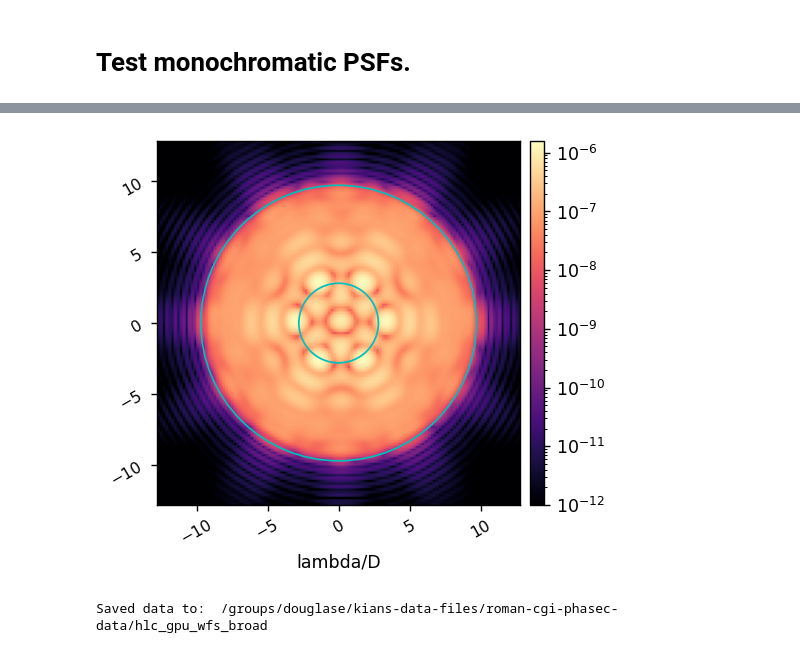
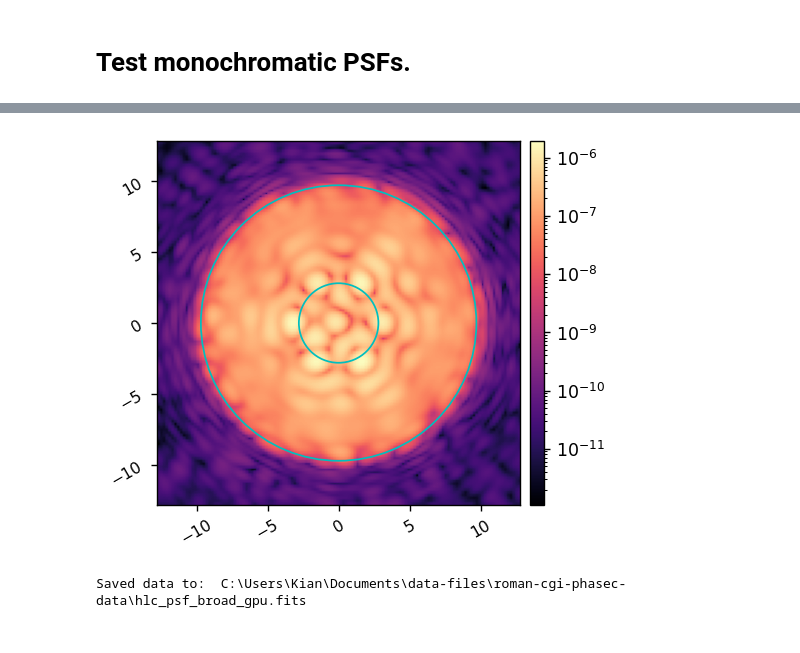
Before and after one commit to kian1377/cgi_phasec_poppy, a Jupyter notebook: example-notebooks/poppy_hlc_tests.ipynb, the cells around one changed output, grey strips where cells are left out. Drawn from its saved outputs; the diff is of its cells as text; code cells hidden in the pictures.

```diff
--- a/example-notebooks/poppy_hlc_tests.ipynb
+++ b/example-notebooks/poppy_hlc_tests.ipynb
@@ -120,5 +107,0 @@ wf = hlc_opds.calc_psf(quiet=True)
-# %%
-settings = hlc.copy_mode_settings(nlam)
-for i,sett in enumerate(settings):
-    sett.update({'wavelength':wavelengths[i]})
-settings
@@ -161,0 +112,9 @@ All PSFs calculated in 0.516s
+# %%
+kwargs = {'cgi_mode':'hlc',
+          'psf_pixelscale_lamD':pixelscale_lamD,
+          'npsf':128,
+          'use_pupil_defocus':True,
+          'use_opds':True}
+actors = []
+for i in range(nlam):
+    actors.append(ray.remote(cgi.CGI).options(num_gpus=1/3).remote(wavelength=wavelengths[i], **kwargs))
@@ -161,0 +123,16 @@ All PSFs calculated in 0.516s
+# %%
+pending_ims = []
+for i in range(len(actors)):
+    actors[i].set_dm1.remote(dm1_flat) # set the DM state for each actor in this loop
+    actors[i].set_dm2.remote(dm2_flat)
+    future_ims = actors[i].snap.remote()
+    pending_ims.append(future_ims)
+ims = ray.get(pending_ims)
+reload(misc)
+
+misc.imshow3(ims[0], ims[1], ims[2],
+             'PSF: $\lambda={:.2e}$'.format(wavelengths[0]),
+             'PSF: $\lambda={:.2e}$'.format(wavelengths[1]),
+             'PSF: $\lambda={:.2e}$'.format(wavelengths[2]),
+             pxscl=hlc.psf_pixelscale_lamD, xlabel='$\lambda/D$',
+             lognorm=True)
@@ -162,15 +158,15 @@ All PSFs calculated in 0.516s
 # %%
 psf_broad = 0
 for i in range(nlam):
-    psf_broad += wfs[i].intensity/nlam
+    psf_broad += ims[i]/nlam
 
 patches = [Circle((0, 0), iwa, color='c', fill=False), Circle((0, 0), owa, color='c', fill=False)]
-misc.myimshow(psf_broad, lognorm=True, pxscl=hlc.psf_pixelscale_lamD, patches=patches, vmin=1e-12)
+misc.imshow1(psf_broad, lognorm=True, pxscl=hlc.psf_pixelscale_lamD, patches=patches)
 
-if isinstance(psf_broad, np.ndarray):
-    misc.save_pickle(data_dir/'hlc_cpu_wfs_broad', wfs)
+if poppy.accel_math._USE_CUPY:
+    misc.save_fits(data_dir/'hlc_psf_broad_gpu.fits', psf_broad, header={'PIXELSCL':pixelscale_lamD})
 else:
-    misc.save_pickle(data_dir/'hlc_gpu_wfs_broad', wfs)
+    misc.save_fits(data_dir/'hlc_psf_broad_cpu.fits', psf_broad, header={'PIXELSCL':pixelscale_lamD})
 # %% [output]
-[figure, old version]
+[figure, new version]
-Saved data to:  /groups/douglase/kians-data-files/roman-cgi-phasec-data/hlc_gpu_wfs_broad
+Saved data to:  C:\Users\Kian\Documents\data-files\roman-cgi-phasec-data\hlc_psf_broad_gpu.fits
```
Also changed, not shown: parts of 15 cells of this notebook, 2 other files.
